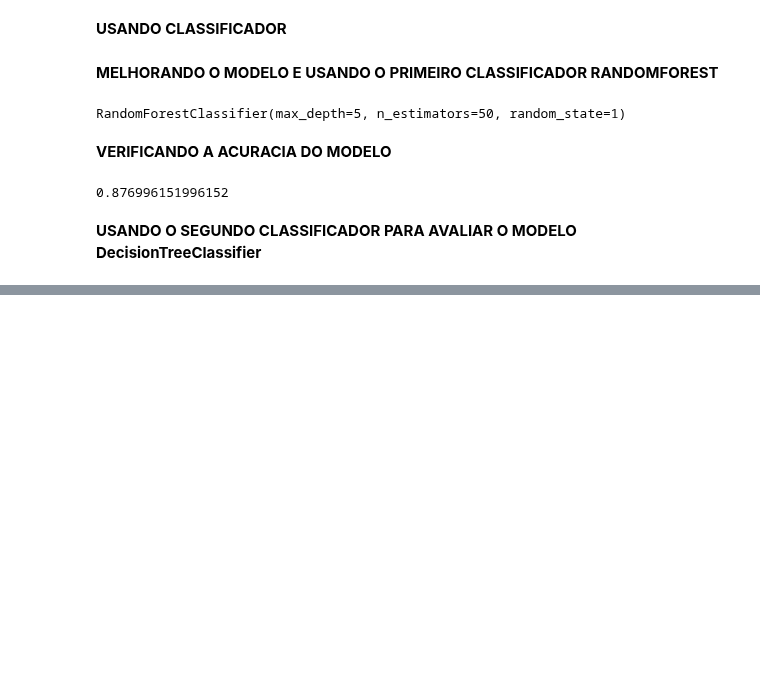
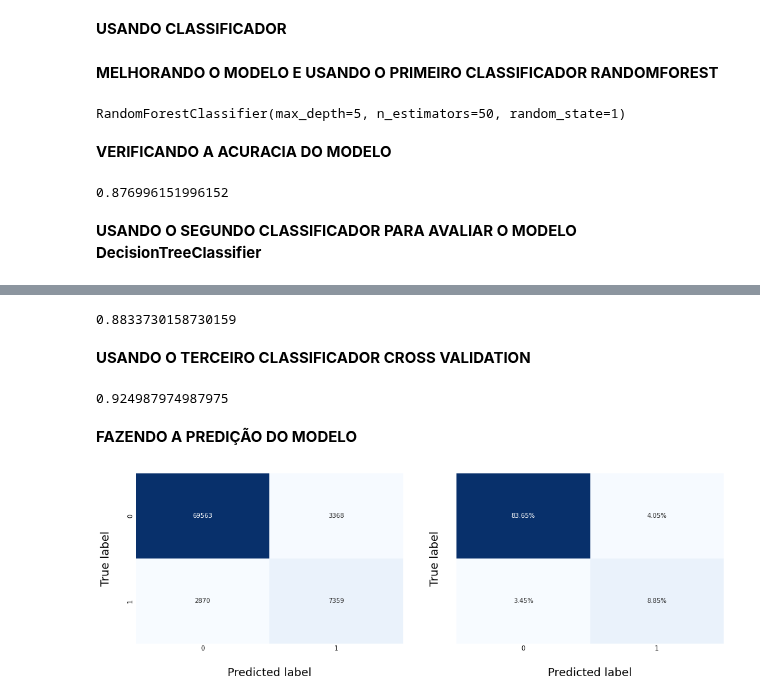
Before and after one commit to MarcosRuby/Trabalho_Faculdade, a Jupyter notebook: 3ª PARTE DO TRABALHO DE MACHINE LEARNING .ipynb, the cells around one changed output, grey strips where cells are left out. Saved outputs shown, nothing was run; the diff lists cells and outputs as text; code cells hidden in the pictures; blank space fills up the shorter version.

```diff
--- a/3ª PARTE DO TRABALHO DE MACHINE LEARNING .ipynb
+++ b/3ª PARTE DO TRABALHO DE MACHINE LEARNING .ipynb
@@ -267,0 +264,37 @@ __USANDO O TERCEIRO CLASSIFICADOR__
+# %%
+accuracy_score(y_validation, pred1)
+# %% [output]
+0.8833730158730159
+# %% [markdown]
+__USANDO O TERCEIRO CLASSIFICADOR CROSS VALIDATION__
+# %%
+
+rf = RandomForestClassifier(n_estimators=10,criterion='entropy',random_state=0)
+rf.fit(x_train,y_train)
+y_pred = rf.predict(x_test)
+from sklearn.model_selection import cross_val_score
+model = cross_val_score(estimator=rf,X=x_train,y=y_train,cv=10)
+# %%
+acu = accuracy_score(y_test,y_pred)
+print(acu)
+# %% [output]
+0.924987974987975
+# %% [markdown]
+__FAZENDO A PREDIÇÃO DO MODELO__
+# %%
+conf_matrix = confusion_matrix (  y_test, y_pred )
+
+fig, axes = plt.subplots(1, 2, figsize=(15, 5), sharey=True)
+# grafico 1
+sbn.heatmap(conf_matrix,ax=axes[0],annot=True, cmap='Blues', cbar=False, fmt='d')
+axes[0].set_xlabel('\nPredicted label', size = 18)
+axes[0].set_ylabel('True label\n', size = 18)
+
+# grafico 2
+sbn.heatmap(conf_matrix/np.sum(conf_matrix),ax=axes[1], annot=True,
+            fmt='.2%', cmap='Blues', cbar=False)
+axes[1].set_xlabel('\nPredicted label', size = 18)
+axes[1].set_ylabel('True label\n', size = 18)
+axes[1].yaxis.tick_left()
+# %% [output]
+[figure, added]
```
Also changed, not shown: parts of 10 cells of this notebook.
